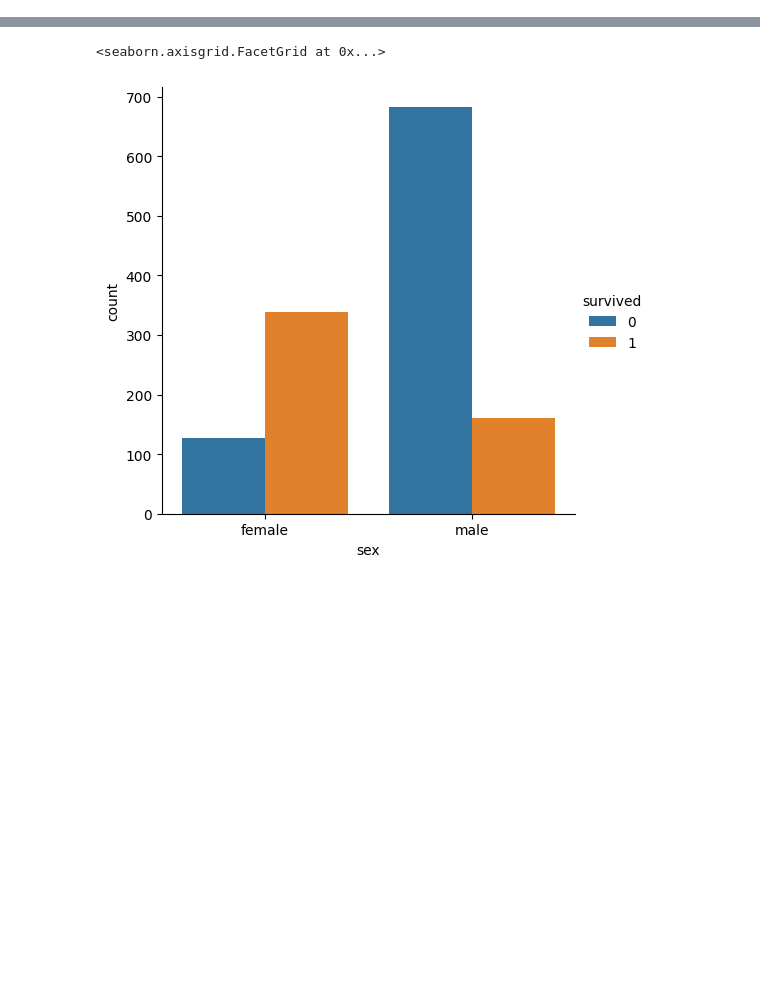
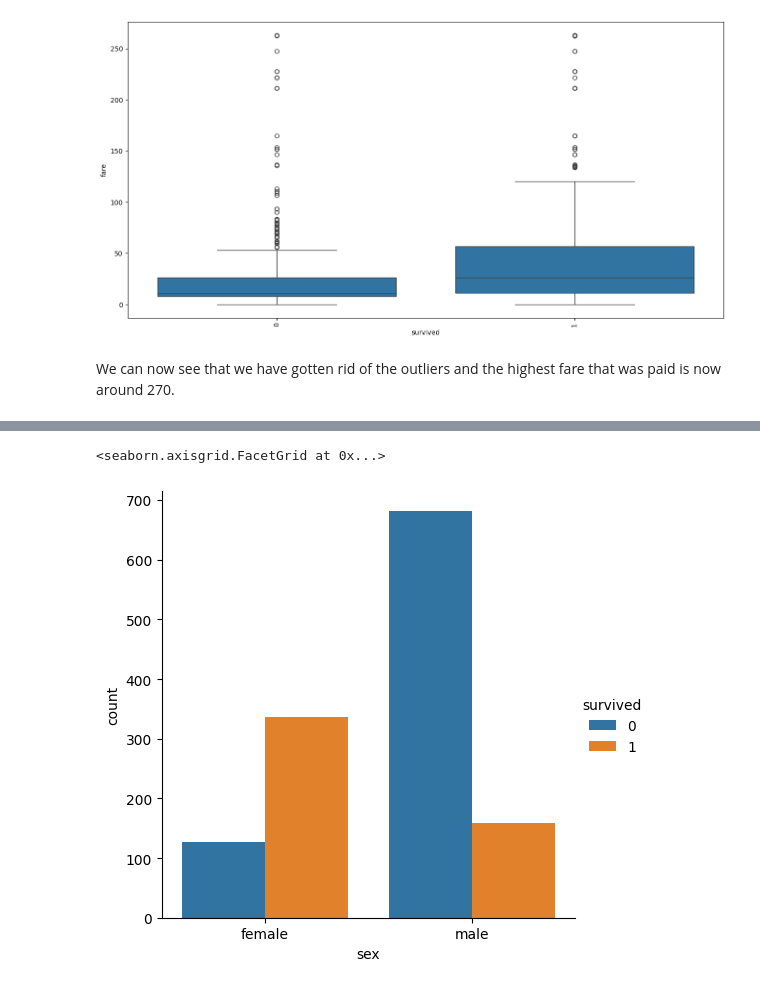
Before and after one commit to kieran31415/DataWizards, a Jupyter notebook: titanic.ipynb, the cells around one changed output, grey strips where cells are left out. Cells and saved outputs as stored; diff of their text form; code cells hidden in the pictures; blank space fills up the shorter version.

```diff
--- a/titanic.ipynb
+++ b/titanic.ipynb
@@ -23,0 +92,29 @@ df
+# %%
+# We are going to change these outliers to the mean price that has been paid by the other passengers, we could do this by simply changing
+# the fare price of these passengers but let's use the technique that would be used when there are more than a few outliers
+# We use the outlier detection and removal technique
+
+# Calculate the IQR (InterQuartile Range) for the fare column
+Q1 = df['fare'].quantile(0.25)
+Q3 = df['fare'].quantile(0.75)
+IQR = Q3 - Q1
+
+# Define lower and upper bound for outliers, (sidenote, normally the multiplier used to calculate the lower and upper bound is around 1.5
+# but this would cause the identification of normal data as outliers resulting in a lot of good data to be lost because it is flagged as an
+# outlier. This is why we use such a high multiplier value.
+lower_bound = Q1 - 10 * IQR
+upper_bound = Q3 + 10 * IQR
+
+# Filter the data to exclude outliers
+df = df[(df['fare'] >= lower_bound) & (df['fare'] <= upper_bound)]
+
+# We again check for outliers using the same boxplot as used before
+data = pd.concat([df['survived'], df['fare']], axis=1)
+f, ax = plt.subplots(figsize=(16, 8))
+fig = sns.boxplot(x=df['survived'], y=df['fare'], data=data)
+#fig.axis(ymin=0, ymax=300);
+plt.xticks(rotation=90);
+# %% [output]
+[figure, added]
+# %% [markdown]
+We can now see that we have gotten rid of the outliers and the highest fare that was paid is now around 270.
```
Also changed, not shown: parts of 21 cells of this notebook, 1 other file.
